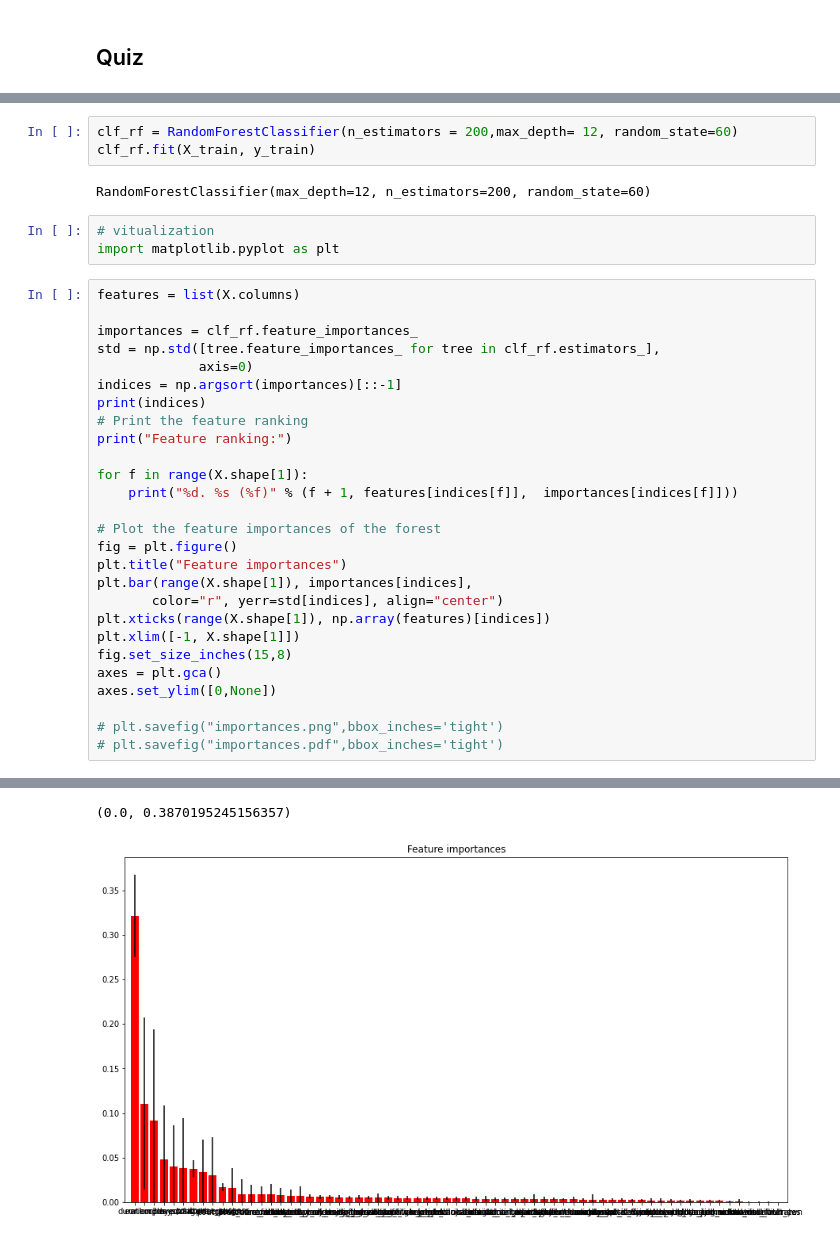
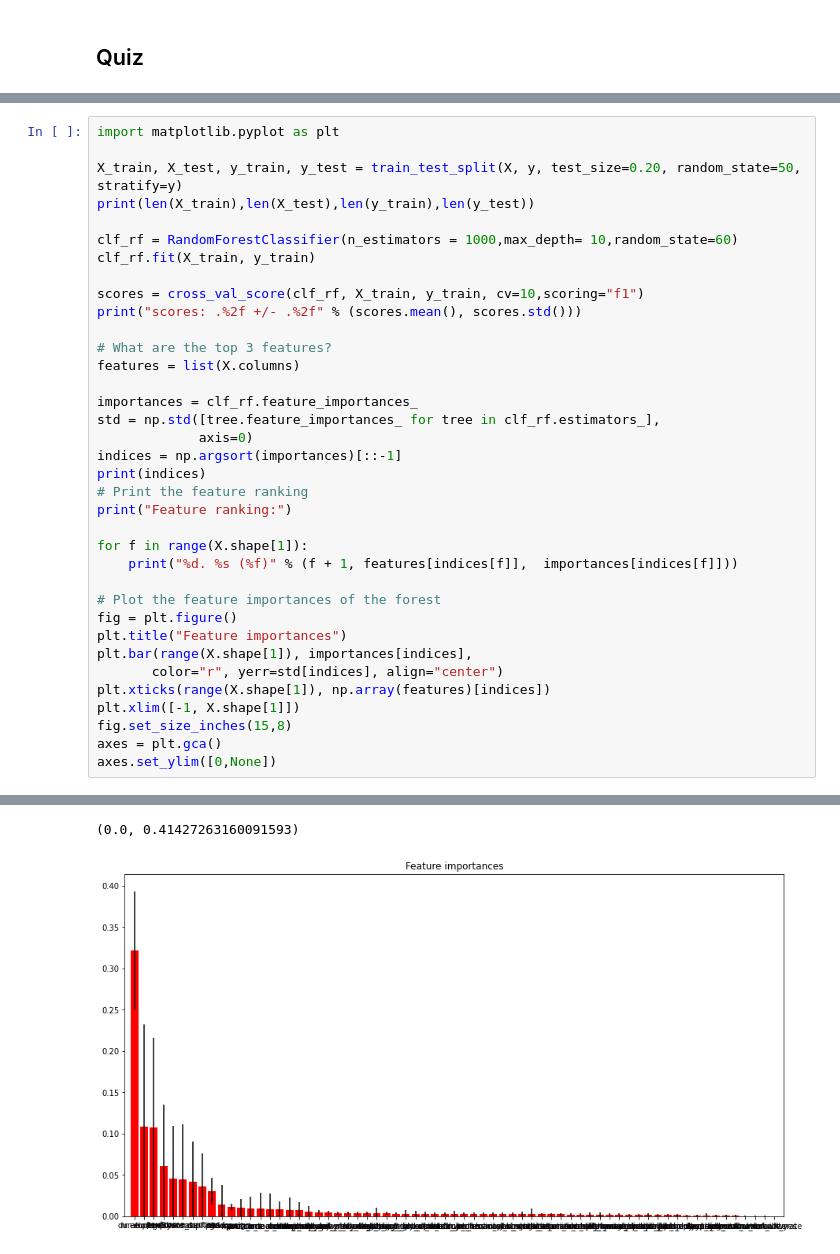
Before and after one commit to prishilevant/ce888, a Jupyter notebook: lab_3/bank_classification.ipynb, the cells around one changed output, grey strips where cells are left out. Saved outputs shown, nothing was run; the diff lists cells and outputs as text.

```diff
--- a/lab_3/bank_classification.ipynb
+++ b/lab_3/bank_classification.ipynb
@@ -402,14 +418,18 @@ Train a random forest classifier with 200 estimators and a maximum depth of 12,
 
 What are the top 3 features?
-# %%
-clf_rf = RandomForestClassifier(n_estimators = 200,max_depth= 12, random_state=60)
-clf_rf.fit(X_train, y_train)
-# %% [output]
-RandomForestClassifier(max_depth=12, n_estimators=200, random_state=60)
-# %%
-# vitualization
-import matplotlib.pyplot as plt
 # %%
+import matplotlib.pyplot as plt
+
+X_train, X_test, y_train, y_test = train_test_split(X, y, test_size=0.20, random_state=50, stratify=y)
+print(len(X_train),len(X_test),len(y_train),len(y_test))
+
+clf_rf = RandomForestClassifier(n_estimators = 1000,max_depth= 10,random_state=60)
+clf_rf.fit(X_train, y_train)
+
+scores = cross_val_score(clf_rf, X_train, y_train, cv=10,scoring="f1")
+print("scores: .%2f +/- .%2f" % (scores.mean(), scores.std()))
+
+# What are the top 3 features?
 features = list(X.columns)
 
 importances = clf_rf.feature_importances_
@@ -433,7 +453,4 @@ plt.xlim([-1, X.shape[1]])
 fig.set_size_inches(15,8)
 axes = plt.gca()
 axes.set_ylim([0,None])
-
-# plt.savefig("importances.png",bbox_inches='tight')
-# plt.savefig("importances.pdf",bbox_inches='tight')
 # %% [output]
@@ -456,3 +473,3 @@ Feature ranking:
 67. default_yes (0.000000)
-(0.0, 0.3870195245156357)
+(0.0, 0.41427263160091593)
-[figure, old version]
+[figure, new version]
```
Also changed, not shown: parts of 19 cells of this notebook.
